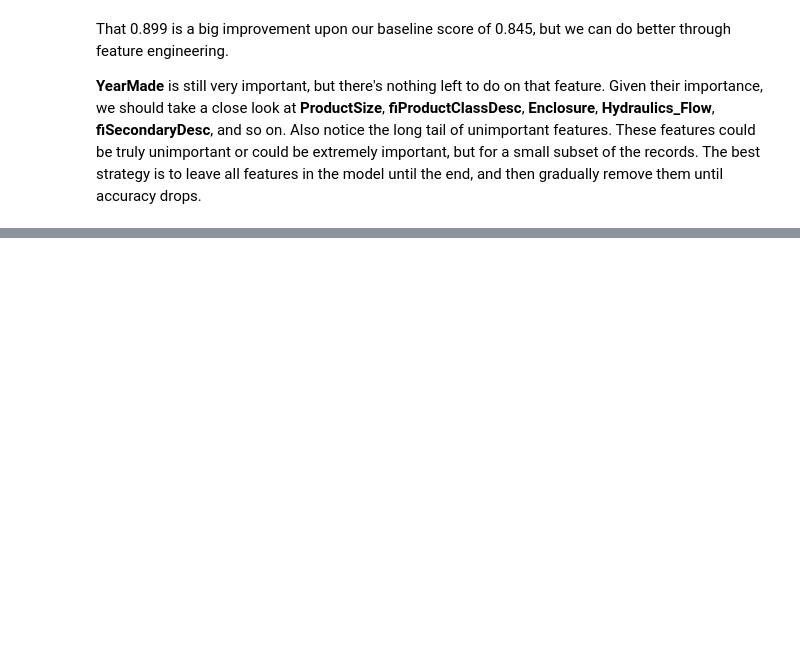
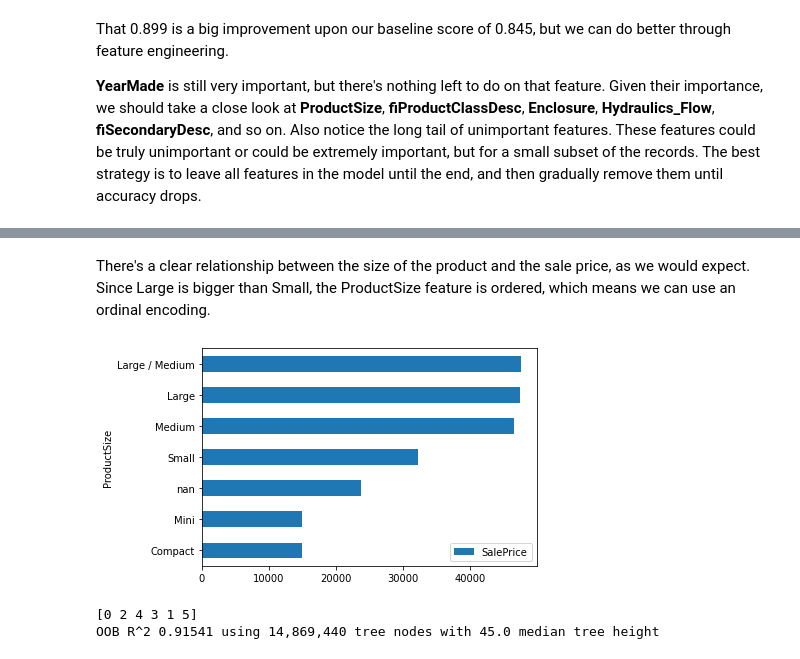
Before and after one commit to georggie/The-Mechanics-of-Machine-Learning, a Jupyter notebook: notes/Blue-Book-for-Bulldozers.ipynb, the cells around one changed output, grey strips where cells are left out. Drawn from its saved outputs; the diff is of its cells as text; code cells hidden in the pictures; blank space fills up the shorter version.

```diff
--- a/notes/Blue-Book-for-Bulldozers.ipynb
+++ b/notes/Blue-Book-for-Bulldozers.ipynb
@@ -390,0 +491,19 @@ That 0.899 is a big improvement upon our baseline score of 0.845, but we can do
+# %% [markdown]
+There's a clear relationship between the size of the product and the sale price, as we would expect. Since Large is bigger than Small, the ProductSize feature is ordered, which means we can use an ordinal encoding.
+# %%
+temp = df_raw.fillna('nan') # original dataset
+temp = temp.groupby('ProductSize').mean()
+temp[['SalePrice']].sort_values('SalePrice').plot.barh();
+# %% [output]
+[figure, added]
+# %%
+sizes = {None:0, 'Mini':1, 'Compact':1, 'Small':2, 'Medium':3, 'Large / Medium':4, 'Large':5}
+
+df['ProductSize'] = df_raw['ProductSize'].map(sizes).values
+print(df['ProductSize'].unique())
+
+X, y = df.drop('SalePrice', axis=1), df['SalePrice']
+rf, oob_ProductSize = train_rf(X, y, n_estimators=150)
+# %% [output]
+[0 2 4 3 1 5]
+OOB R^2 0.91541 using 14,869,440 tree nodes with 45.0 median tree height
```
Also changed, not shown: parts of 33 cells of this notebook, 1 other file.
